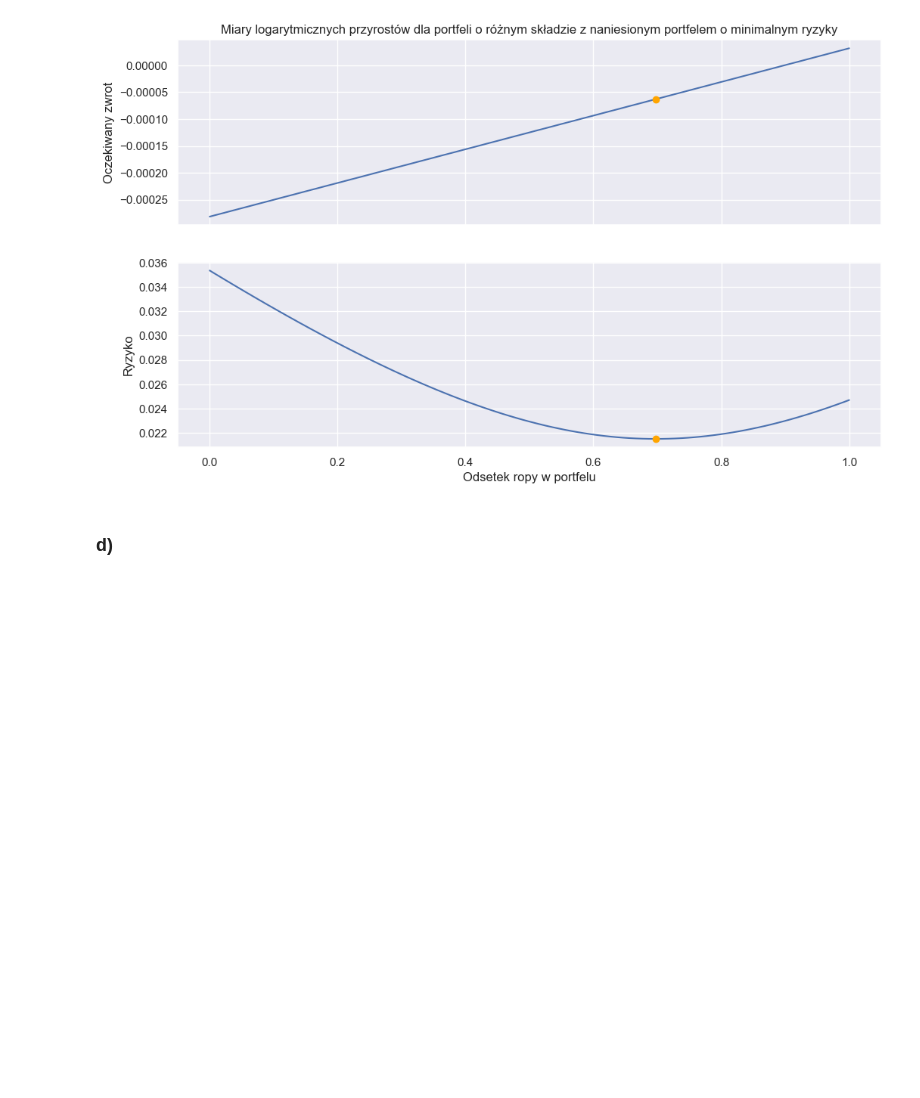
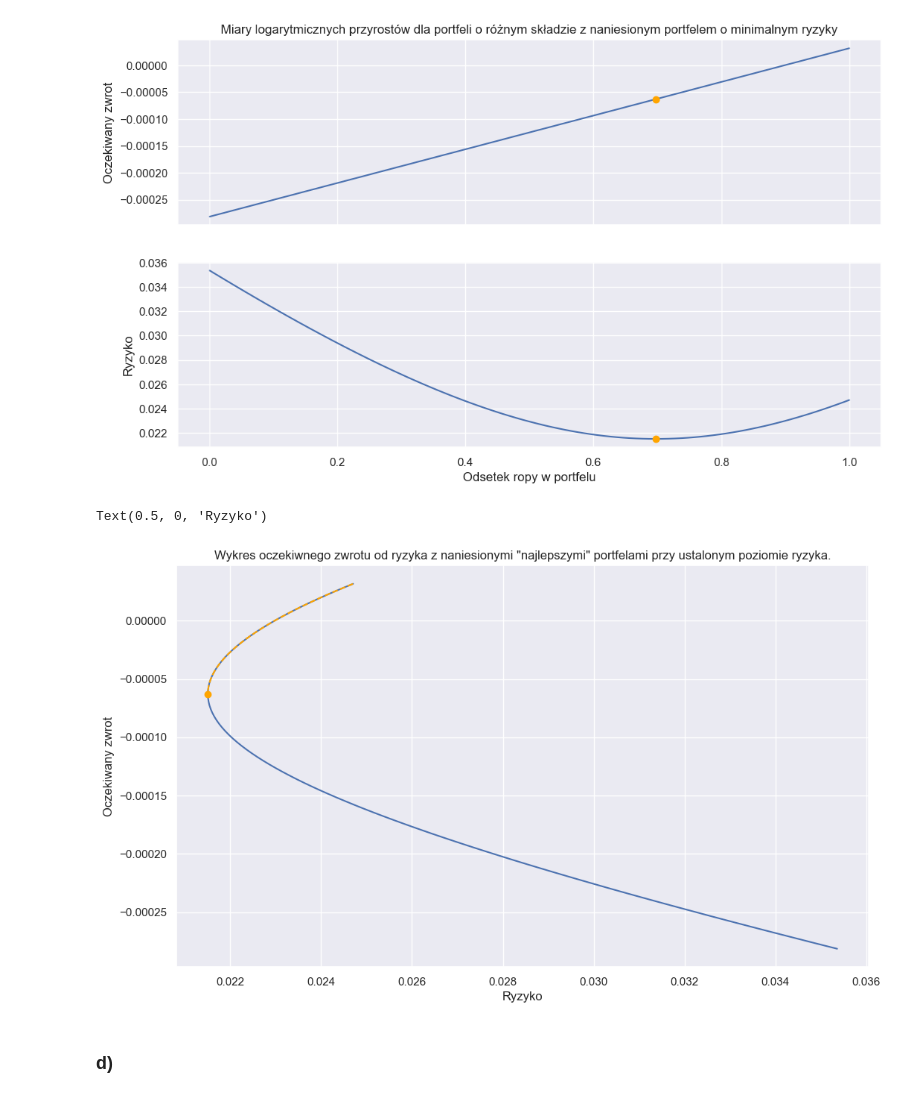
Before and after one commit to mjacobik/ORLEN-risk-management, a Jupyter notebook: Projekt 3 zad 1.ipynb, the cells around one changed output. Saved outputs shown, nothing was run; the diff lists cells and outputs as text; code cells hidden in the pictures; blank space fills up the shorter version.

```diff
--- a/Projekt 3 zad 1.ipynb
+++ b/Projekt 3 zad 1.ipynb
@@ -185,6 +193,21 @@ axs[1].set_xlabel('Odsetek ropy w portfelu')
 # %% [output]
 Text(0.5, 0, 'Odsetek ropy w portfelu')
 [figure]
+# %%
+best_wallets = list(filter(lambda x: x.mean > optimal_wallet.mean, wallets))
+best_means = [wallet.mean for wallet in best_wallets]
+best_risks = [wallet.risk for wallet in best_wallets]
+# %%
+fig, ax = plt.subplots(1,1)
+ax.plot(risks, means, zorder=1)
+ax.scatter(optimal_wallet.risk, optimal_wallet.mean, c="orange", zorder=2)
+ax.plot(best_risks, best_means, linestyle='dashed', c="orange")
+ax.set_title('Wykres oczekiwnego zwrotu od ryzyka z naniesionymi "najlepszymi" portfelami przy ustalonym poziomie ryzyka.')
+ax.set_ylabel('Oczekiwany zwrot')
+ax.set_xlabel('Ryzyko')
+# %% [output]
+Text(0.5, 0, 'Ryzyko')
+[figure, added]
 # %% [markdown]
 ### d)
 # %%
```
Also changed, not shown: parts of 5 cells of this notebook.
